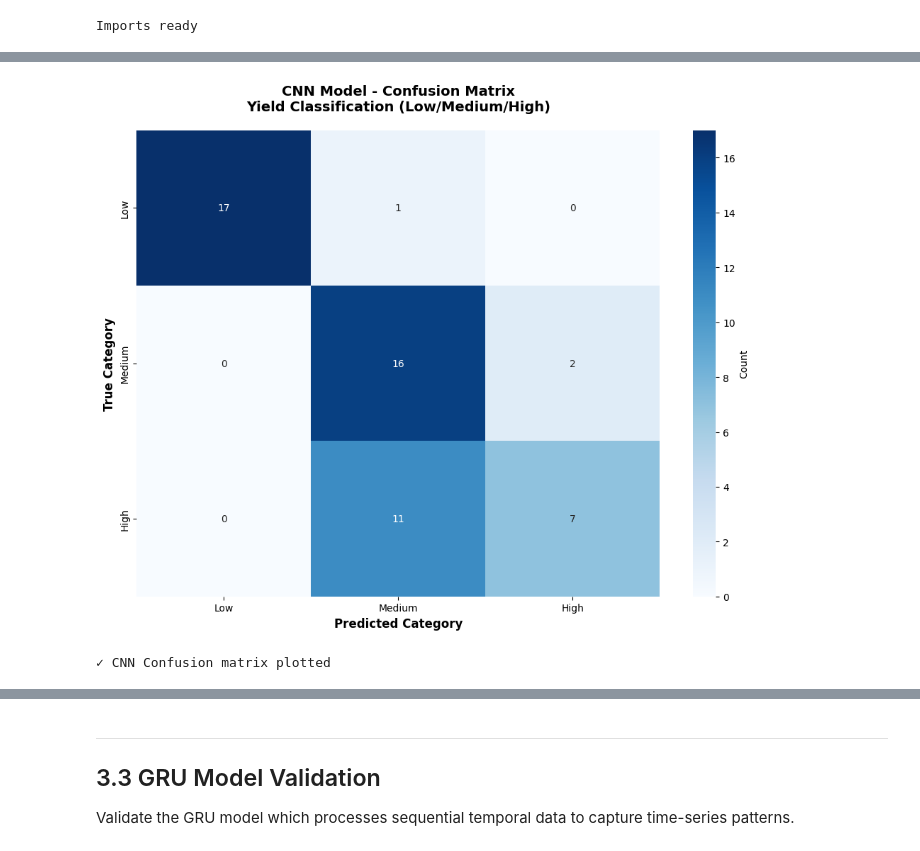
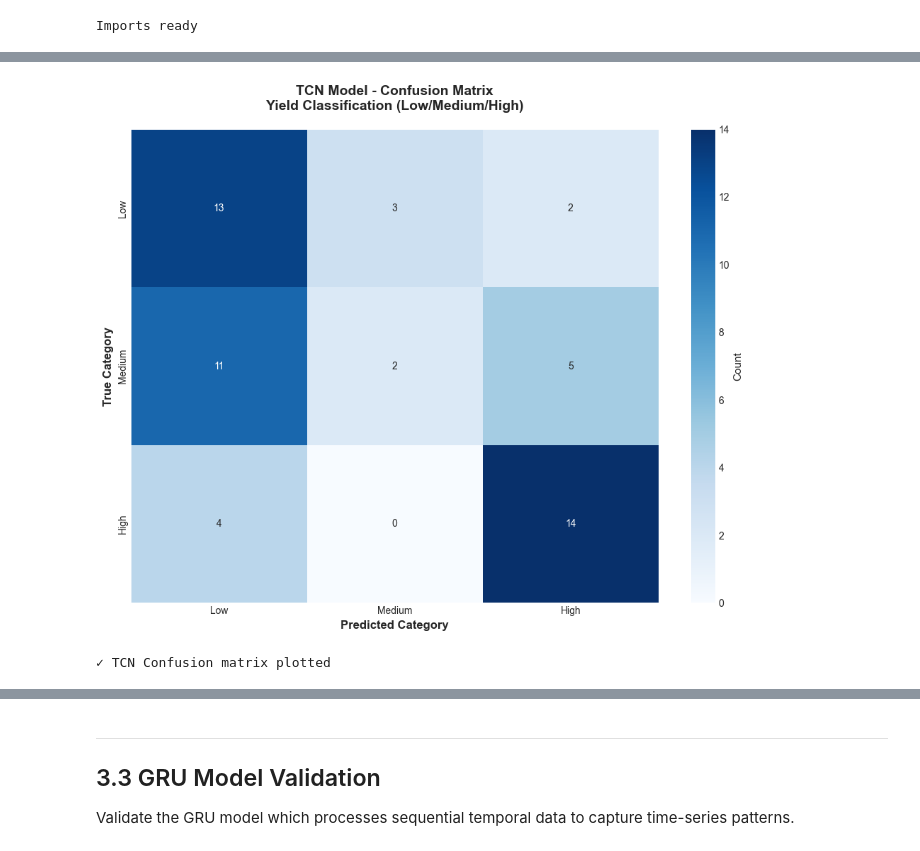
Before and after one commit to David-Ibitokun/Final-Year-Project, a Jupyter notebook: phase4_validation.ipynb, the cells around one changed output, grey strips where cells are left out. Drawn from its saved outputs; the diff is of its cells as text; code cells hidden in the pictures.

```diff
--- a/phase4_validation.ipynb
+++ b/phase4_validation.ipynb
@@ -882,19 +1568,19 @@ print("="*80)
 # Build comparison dataframe
 metrics_data = []
 
-if not cnn_results.empty:
-    cnn_acc = accuracy_score(cnn_results['True_Category'], cnn_results['Predicted_Category'])
-    cnn_prec = precision_score(cnn_results['True_Category'], cnn_results['Predicted_Category'], average='weighted', zero_division=0)
-    cnn_rec = recall_score(cnn_results['True_Category'], cnn_results['Predicted_Category'], average='weighted', zero_division=0)
-    cnn_f1 = f1_score(cnn_results['True_Category'], cnn_results['Predicted_Category'], average='weighted', zero_division=0)
+if not tcn_results.empty:
+    tcn_acc = accuracy_score(tcn_results['True_Category'], tcn_results['Predicted_Category'])
+    tcn_prec = precision_score(tcn_results['True_Category'], tcn_results['Predicted_Category'], average='weighted', zero_division=0)
+    tcn_rec = recall_score(tcn_results['True_Category'], tcn_results['Predicted_Category'], average='weighted', zero_division=0)
+    tcn_f1 = f1_score(tcn_results['True_Category'], tcn_results['Predicted_Category'], average='weighted', zero_division=0)
 
     metrics_data.append({
-        'Model': 'CNN',
-        'Samples': len(cnn_results),
-        'Accuracy': cnn_acc,
-        'Precision': cnn_prec,
-        'Recall': cnn_rec,
-        'F1-Score': cnn_f1
+        'Model': 'TCN',
+        'Samples': len(tcn_results),
+        'Accuracy': tcn_acc,
+        'Precision': tcn_prec,
+        'Recall': tcn_rec,
+        'F1-Score': tcn_f1
     })
 
 if not gru_results.empty:
@@ -919,7 +1605,7 @@ if not hybrid_results.empty:
     hybrid_f1 = f1_score(hybrid_results['True_Category'], hybrid_results['Predicted_Category'], average='weighted', zero_division=0)
 
     metrics_data.append({
-        'Model': 'Hybrid CNN-GRU',
+        'Model': 'Hybrid TCN-GRU',
         'Samples': len(hybrid_results),
         'Accuracy': hybrid_acc,
         'Precision': hybrid_prec,
@@ -988,7 +1674,7 @@ if metrics_data:
     plt.tight_layout()
     plt.show()
 else:
-    print("  ⚠ No models available for comparison")
+    print("⚠️  No model results available for comparison")
 # %% [output]
 ================================================================================
 MODEL COMPARISON - ALL THREE MODELS
@@ -1211,35 +1905,35 @@ No CNN results available for analysis.
 # %%
-# CNN Confusion Matrix Visualization
-if not cnn_results.empty:
-    y_true = cnn_results['True_Category'].values
-    y_pred = cnn_results['Predicted_Category'].values
+# TCN Confusion Matrix Visualization
+if not tcn_results.empty:
+    y_true = tcn_results['True_Category'].values
+    y_pred = tcn_results['Predicted_Category'].values
 
     cm = confusion_matrix(y_true, y_pred, labels=[0, 1, 2])
 
     # Visualize confusion matrix
     fig, ax = plt.subplots(1, 1, figsize=(10, 8))
 
     # Create heatmap
     sns.heatmap(cm, annot=True, fmt='d', cmap='Blues',
                 xticklabels=['Low', 'Medium', 'High'],
                 yticklabels=['Low', 'Medium', 'High'],
                 cbar_kws={'label': 'Count'},
                 ax=ax)
 
     ax.set_xlabel('Predicted Category', fontsize=12, fontweight='bold')
     ax.set_ylabel('True Category', fontsize=12, fontweight='bold')
-    ax.set_title('CNN Model - Confusion Matrix\nYield Classification (Low/Medium/High)',
+    ax.set_title('TCN Model - Confusion Matrix\nYield Classification (Low/Medium/High)',
                  fontsize=14, fontweight='bold', pad=20)
 
     plt.tight_layout()
     plt.show()
 
-    print("\n✓ CNN Confusion matrix plotted")
+    print("\n✓ TCN Confusion matrix plotted")
 else:
-    print("No CNN results to visualize.")
+    print("No TCN results to visualize.")
 # %% [output]
-[figure, old version]
+[figure, new version]
-✓ CNN Confusion matrix plotted
+✓ TCN Confusion matrix plotted
 # %%
 # Classification metrics by Zone
 print("\n" + "="*80)
```
Also changed, not shown: parts of 79 cells of this notebook, 2 other files.
